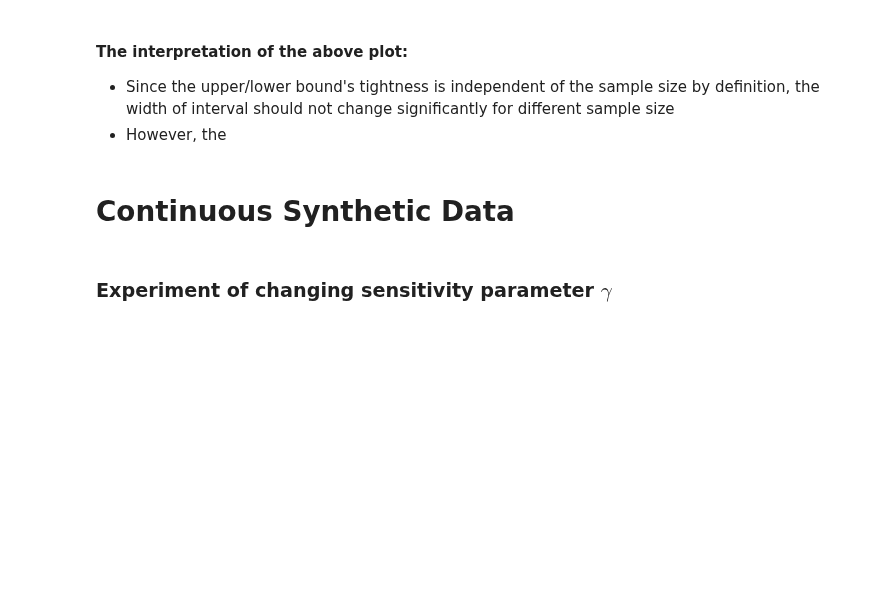
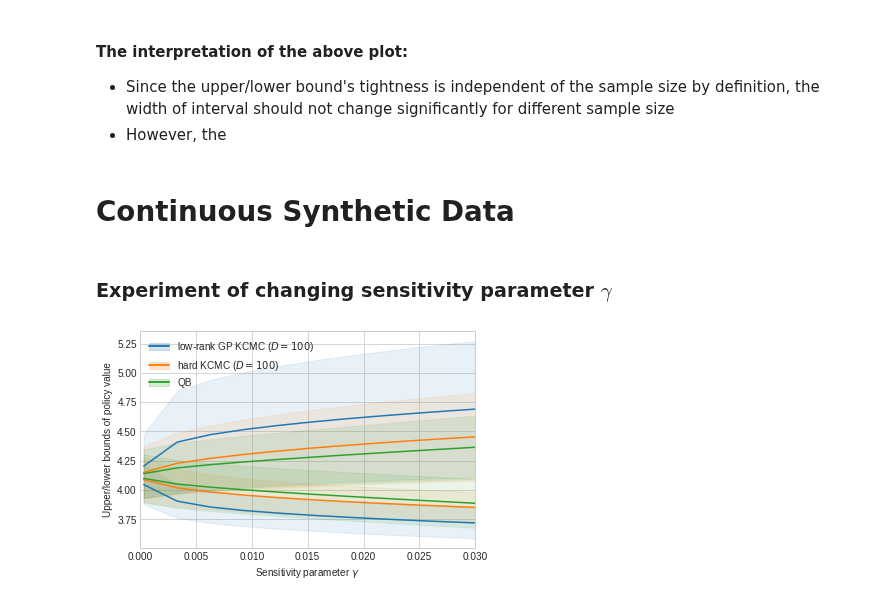
Before and after one commit to kstoneriv3/confounding-robust-inference, a Jupyter notebook: notebooks/Experiment_Policy_Evaluation_f_Divergence.ipynb, the cells around one changed output. Cells and saved outputs as stored; diff of their text form; code cells hidden in the pictures; blank space fills up the shorter version.

```diff
--- a/notebooks/Experiment_Policy_Evaluation_f_Divergence.ipynb
+++ b/notebooks/Experiment_Policy_Evaluation_f_Divergence.ipynb
@@ -180,15 +191,6 @@ def toy_policy(X):
     mu_t = torch.exp(z) / (1 + torch.exp(z))
     a, b = 3 * mu_t + 1, 3 * (1 - mu_t) + 1
     return torch.distributions.beta.Beta(a, b)
-# %%
-beta_e_x = np.asarray([0, .75, -.5, 0, -1])
-
-def toy_policy(X, T):
-    n = X.shape[0]
-    T = torch.as_tensor(T)
-    z = torch.as_tensor(X) @ torch.as_tensor(beta_e_x)
-    e_x = torch.exp(z) / (1 + torch.exp(z))
-    return (1. - T) * e_x + T * (1. - e_x)
 # %% [markdown]
 ### Experiment of changing sensitivity parameter $\gamma$
 # %%
@@ -248,22 +248,25 @@ values_std = df_grouped.std()
 # %%
 colors = {method: tab10((0.5 + i) / 10) for i, method in enumerate(grid_methods.keys())}
 legend_targets = []
-legend_tags = ["ZSB", "low-rank GP KCMC ($D=100$)", "hard KCMC ($D=100$)", "QB"]
+legend_tags = ["low-rank GP KCMC ($D=100$)", "hard KCMC ($D=100$)", "QB", "ZSB"]
 
 for method_name in grid_methods.keys():
     upper = np.array([values_mean.loc[(method_name, gamma)]['upper_bound'] for gamma in grid_gamma])
     lower = np.array([values_mean.loc[(method_name, gamma)]['lower_bound'] for gamma in grid_gamma])
     dupper = np.array([values_std.loc[(method_name, gamma)]['upper_bound'] for gamma in grid_gamma])
     dlower = np.array([values_std.loc[(method_name, gamma)]['lower_bound'] for gamma in grid_gamma])
     c = colors[method_name]
     upper_line = plt.plot(grid_gamma, upper, c=c)[0]
     lower_line = plt.plot(grid_gamma, lower, c=c)[0]
     upper_band = plt.fill_between(grid_gamma, upper + dupper, upper - dupper, color=c, alpha=0.1)
     lower_band = plt.fill_between(grid_gamma, lower + dlower, lower - dlower, color=c, alpha=0.1)
     legend_targets.append((upper_line, lower_line, upper_band, lower_band))
 
-plt.legend(legend_targets, legend_tags)
+plt.legend(legend_targets, legend_tags, loc='upper left')
 plt.xlabel(r"Sensitivity parameter $\gamma$")
 plt.ylabel(r"Upper/lower bounds of policy value")
-plt.xlim([1.0, 2.0])
+plt.xlim([0, MAX_GAMMA[F_DIVERGENCE]])
+#plt.ylim([3, 6.0])
 plt.savefig(f'logs/policy_evaluation_synthetic_continuous_changing_gamma_{F_DIVERGENCE}.pdf')
+# %% [output]
+[figure, added]
```
Also changed, not shown: parts of 14 cells of this notebook, 4 other files.
